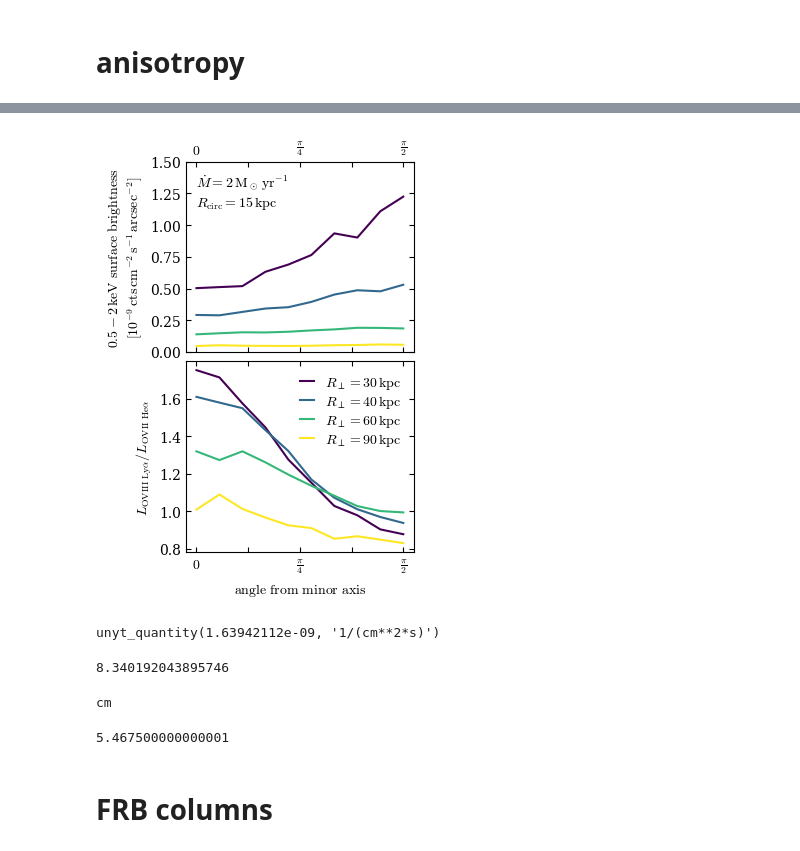
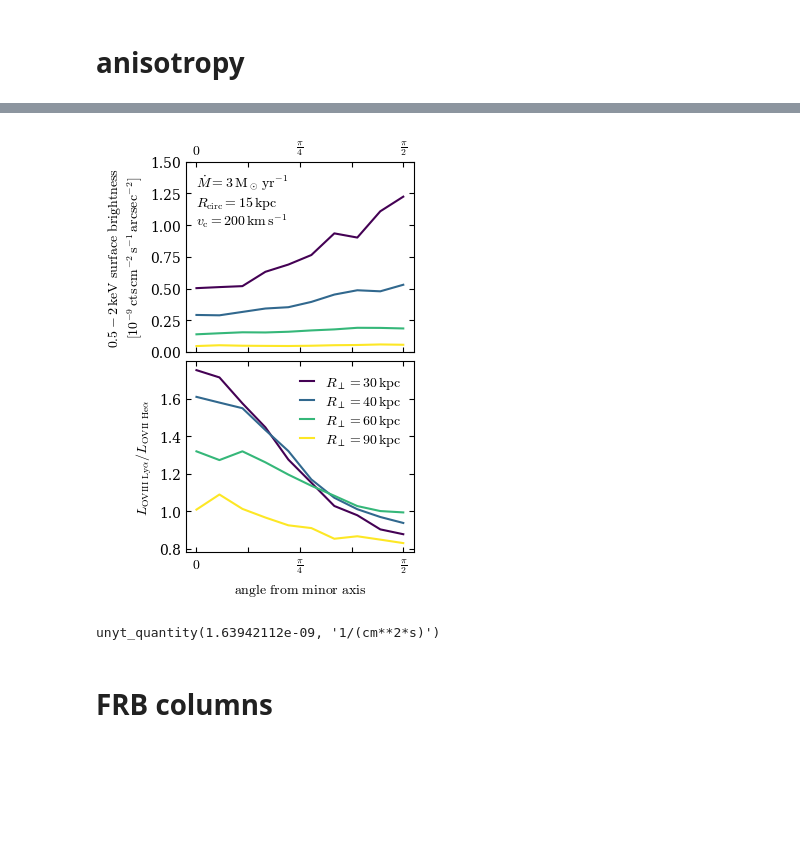
Before and after one commit to JonathanSternAstro/gizmo_analysis, a Jupyter notebook: ipynb/subsonic_solution/observables.ipynb, the cells around one changed output, grey strips where cells are left out. Drawn from its saved outputs; the diff is of its cells as text; code cells hidden in the pictures; blank space fills up the shorter version.

```diff
--- a/ipynb/subsonic_solution/observables.ipynb
+++ b/ipynb/subsonic_solution/observables.ipynb
@@ -16,13 +18,14 @@ import pylab as pl
 import matplotlib
 from matplotlib import ticker
 figdir = '/Users/jonathanstern/Dropbox/Apps/Overleaf/Analytic2D/'
+directory = '/Users/jonathanstern/Dropbox/github_repositories/gizmo_analysis/ipynb/subsonic_solution/snapshots/'
 # %%
 #Rcirc_sim = 10*un.kpc
 Rcirc_sim = 15*un.kpc
-os.system("rm /Users/jonathanstern/Downloads/*.ewah")
+os.system("rm %s*.ewah"%directory)
 #ds = yt.load("/Users/jonathanstern/Downloads/snapshot_324.hdf5")
-ds_MW = yt.load("/Users/jonathanstern/snapshot_071.hdf5")
-ds_NGC891 = yt.load("/Users/jonathanstern/snapshot_049.hdf5")
+ds_MW = yt.load(directory+"snapshot_071.hdf5")
+ds_NGC891 = yt.load(directory+"snapshot_049.hdf5")
 dss = ds_MW,ds_NGC891; names = 'MW','NGC891'
 #ds = yt.load("/Users/jonathanstern/Downloads/snapshot_009.hdf5")
 for ids,ds in enumerate(dss):
@@ -236,7 +239,7 @@ for iobs in range(2):
     pl.ylim(-xrng,xrng)
     pl.xlabel(r'$x\ [{\rm kpc}]$')
     if iobs==0:
-        pl.text(-45,-36,r'$\dot{M}=2\,{\rm M}_\odot\,{\rm yr}^{-1}$',fontsize=8)
+        pl.text(-45,-36,r'$\dot{M}=3\,{\rm M}_\odot\,{\rm yr}^{-1}$',fontsize=8)
         pl.text(-45,-43,r'$R_{\rm circ}=15\,{\rm kpc}$',fontsize=8)
 ax = fig.add_subplot(gs[2])
 for iobs in range(2):
@@ -380,35 +383,36 @@ for iPanel in range(2):
     ax = pl.subplot(2,1,iPanel+1)
     for ir,r in enumerate(rs):
         c = pl.get_cmap('viridis')(ir/(len(rs)-1))
         iX = np.searchsorted(X,r*np.sin(thetas))
         iY = np.searchsorted(Y,r*np.cos(thetas))
         if iPanel==0:
             pl.plot(thetas, cnts[iY,iX]/3600/1e-9,label=r'$R_\perp=%d\,{\rm kpc}$'%r,c=c)
         if iPanel==1:
             pl.plot(thetas, ratio[iY,iX],label=r'$R_\perp=%d\,{\rm kpc}$'%r,c=c)
     if iPanel==0:
         pl.ylabel(r'$0.5-2\,{\rm keV}\ {\rm surface}\ {\rm brightness}$'+'\n'
                   +r'$[10^{-9}\,{\rm cts}\,{\rm cm}^{-2}\,{\rm s}^{-1}\,{\rm arcsec}^{-2}]$')
         pl.ylim(0,1.5)
-        pl.text(0.,1.3,r'$\dot{M}=2\,{\rm M}_\odot\,{\rm yr}^{-1}$')
+        pl.text(0.,1.3,r'$\dot{M}=3\,{\rm M}_\odot\,{\rm yr}^{-1}$')
         pl.text(0.,1.15,r'$R_{\rm circ}=15\,{\rm kpc}$')
+        pl.text(0.,1.,r'$v_{\rm c}=200\,{\rm km}\,{\rm s}^{-1}$')
         #pl.text(0.,0.7,r'$d=10\,{\rm Mpc}$')
         ax.xaxis.set_label_position('top')
         ax.xaxis.set_ticks_position('top')
         ax.xaxis.set_ticks_position('both')
     if iPanel==1:
         pl.ylabel(r'$L_{\rm OVIII~Ly\alpha}/L_{\rm OVII~He\alpha}$')
         pl.legend(loc='upper right',frameon=False,handlelength=1,labelspacing=0.15)
         pl.xlabel(r'${\rm angle\ from\ minor\ axis}$')
     ax.xaxis.set_major_formatter(ticker.FixedFormatter([r'$0$',r'',
                                                         #r'$\frac{\pi}{8}$',
                                                         r'$\frac{\pi}{4}$',r'',
                                                         #r'$\frac{3\pi}{8}$',
                                                         r'$\frac{\pi}{2}$']))
     ax.xaxis.set_major_locator(ticker.FixedLocator(np.linspace(0,1,5)*np.pi/2))
 pl.savefig(figdir+'theta_dependence_observed.pdf')
 # %% [output]
-[figure, old version]
+[figure, new version]
 # %%
 d = 10*un.Mpc
 gd = (4*np.pi*d**2)**-1
@@ -420,17 +424,5 @@ relative_V = (d*(1*un.arcsec).to('radian').value)**2 * r / (4*np.pi*r**3/3)
 (Mdot*vc**2 * relative_V / hnu * gd).to('cm**-2*s**-1')
 # %% [output]
 unyt_quantity(1.63942112e-09, '1/(cm**2*s)')
-# %%
-40/(10/3.8*1.35**2)
-# %% [output]
-8.340192043895746
-# %%
-un.cm
-# %% [output]
-cm
-# %%
-3*1.35**2
-# %% [output]
-5.467500000000001
 # %% [markdown]
 # FRB columns
```
Also changed, not shown: parts of 19 cells of this notebook.
